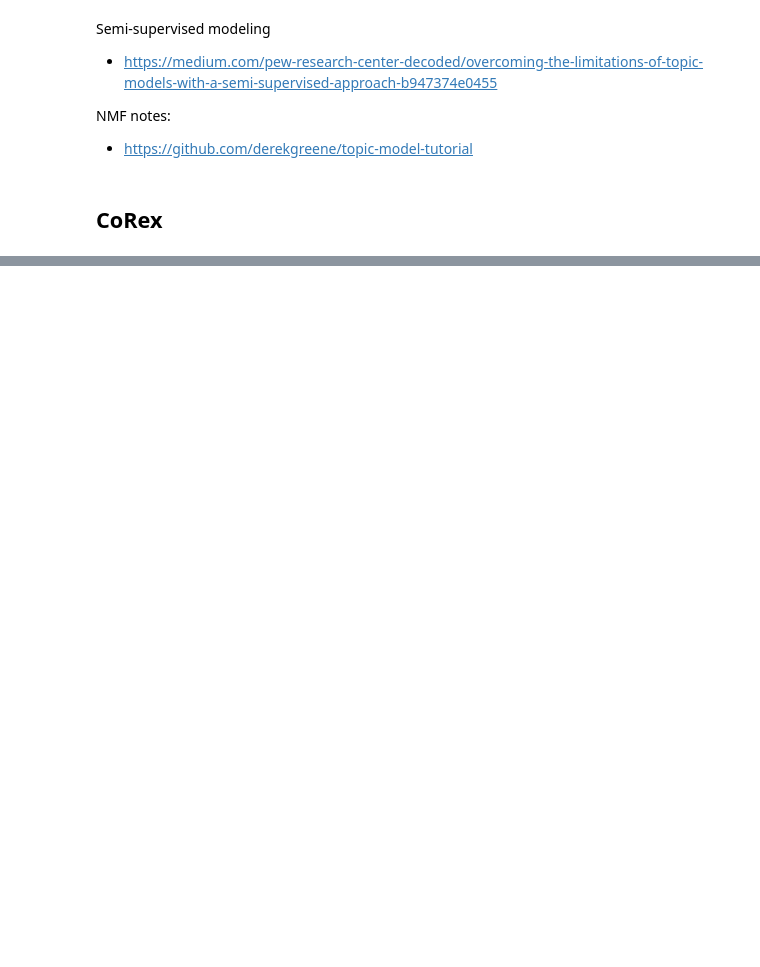
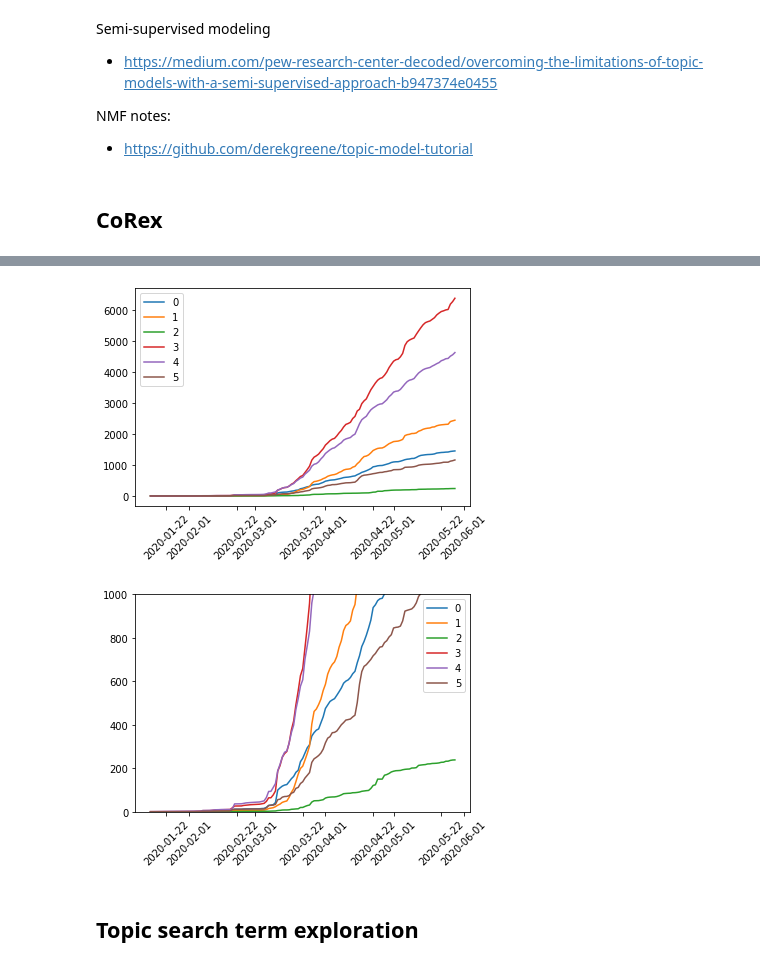
Before and after one commit to COVID19-DVRN/P_13a-Public-sentiment-toward-government-handling-of-COVID-19-and-treatment-of-the-incarcerated-, a Jupyter notebook: notebooks/TopicModeling.ipynb, the cells around one changed output, grey strips where cells are left out. Drawn from its saved outputs; the diff is of its cells as text; code cells hidden in the pictures; blank space fills up the shorter version.

```diff
--- a/notebooks/TopicModeling.ipynb
+++ b/notebooks/TopicModeling.ipynb
@@ -87,6 +135,6 @@ news['new_text'] = news['new_text'].fillna('').astype(str)
 # %%
 # Split sentences that we'll topic-model
-news['new_text_sentence_lst'] = news['new_text'].progress_apply(
+news['new_text_sentence_lst'] = news['text_clean'].progress_apply(
     lambda x: nltk.tokenize.sent_tokenize(x))
 # %%
 sentence_list = []
@@ -787,0 +632,4 @@ NameError: name 'ct' is not defined
+# %%
+subset = sentence_topics[sentence_topics['topic'] == 4]
+for i in np.random.choice(subset['sentence'], 10):
+  print(i)
@@ -787,0 +647,31 @@ NameError: name 'ct' is not defined
+# %%
+# Don't show warnings
+import warnings
+def action_with_warnings():
+    warnings.warn("should not appear")
+
+def plt_stuff():
+  with warnings.catch_warnings(record=True):
+
+    for t in np.arange(np.max(sentence_topics['topic']) + 1):
+      subset = sentence_topics[sentence_topics['topic'] == t]
+      subset['date'] = subset['publish_date'].dt.date
+      subset_aggregate = subset[['date', 'normalized']].groupby('date').aggregate(sum).reset_index()
+      plt.plot(subset_aggregate['date'], np.cumsum(subset_aggregate['normalized']), label=t) # cumsum
+      #plt.plot(subset_aggregate['date'], subset_aggregate['normalized']) # daily
+      plt.legend()
+
+    # plt.yscale('log')
+    plt.xticks(rotation=45)
+
+plt_stuff()
+plt.show()
+
+plt_stuff()
+plt.ylim(0, 1000)
+plt.show()
+# %% [output]
+[figure, added]
+[figure, added]
+# %% [markdown]
+## Topic search term exploration
```
Also changed, not shown: parts of 110 cells of this notebook.
